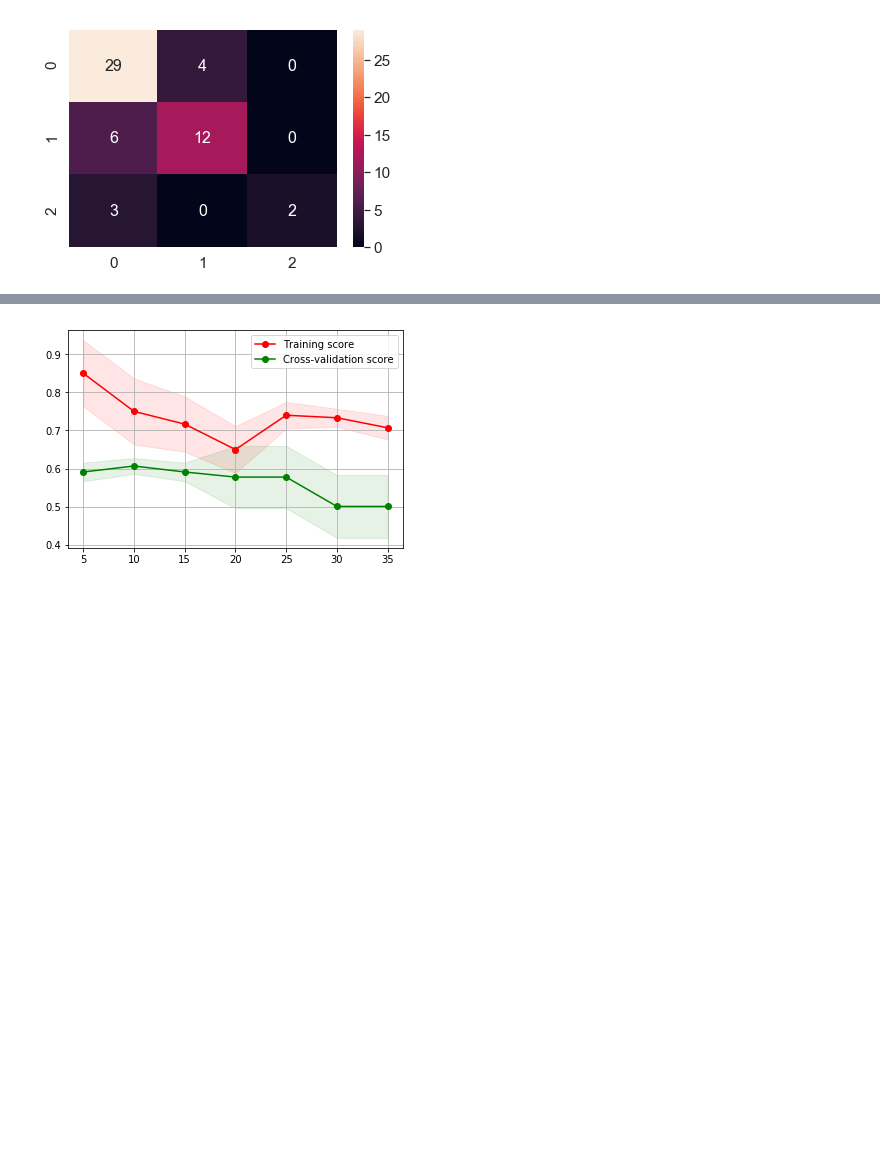
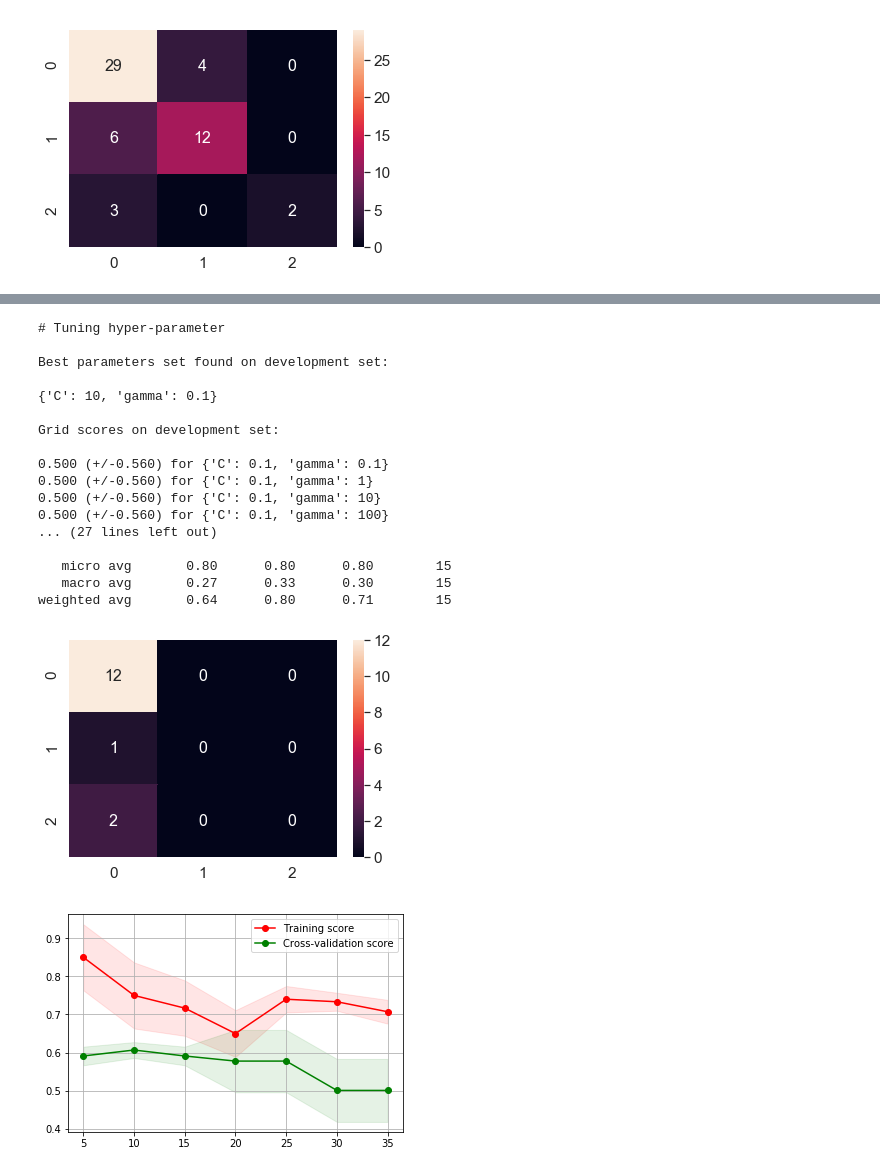
Before and after one commit to jatron/crmo-diagnosis-using-mri, a Jupyter notebook: Baseline.ipynb, the cells around one changed output, grey strips where cells are left out. Cells and saved outputs as stored; diff of their text form; code cells hidden in the pictures; blank space fills up the shorter version.

```diff
--- a/Baseline.ipynb
+++ b/Baseline.ipynb
@@ -170,3 +266,30 @@ plot_confusion_matrix(y,y_pred)
+# %%
+C_range = np.logspace(-2, 10, 13)
+gamma_range = np.logspace(-9, 3, 13)
+param_grid = dict(gamma=gamma_range, C=C_range)
+
+params = [{'C': [0.1,10,100, 1000], 'gamma': [0.1,1,10,100, 1000]}]
+sv = GridSearchCV(svm.SVC(), cv=lpo, param_grid = params)
+do_CV(X,y, sv, multi_class=True)
+# %% [output]
+# Tuning hyper-parameter
+
+Best parameters set found on development set:
+
+{'C': 10, 'gamma': 0.1}
+
+Grid scores on development set:
+
+0.500 (+/-0.560) for {'C': 0.1, 'gamma': 0.1}
+0.500 (+/-0.560) for {'C': 0.1, 'gamma': 1}
+0.500 (+/-0.560) for {'C': 0.1, 'gamma': 10}
+0.500 (+/-0.560) for {'C': 0.1, 'gamma': 100}
+... (27 lines left out)
+
+   micro avg       0.80      0.80      0.80        15
+   macro avg       0.27      0.33      0.30        15
+weighted avg       0.64      0.80      0.71        15
+[figure, added]
 # %%
 def plot_learning_curve(model, X,y, cv):
     train_sizes, train_scores, test_scores = learning_curve(model, X, y,
```
Also changed, not shown: parts of 8 cells of this notebook, 2 other files.
